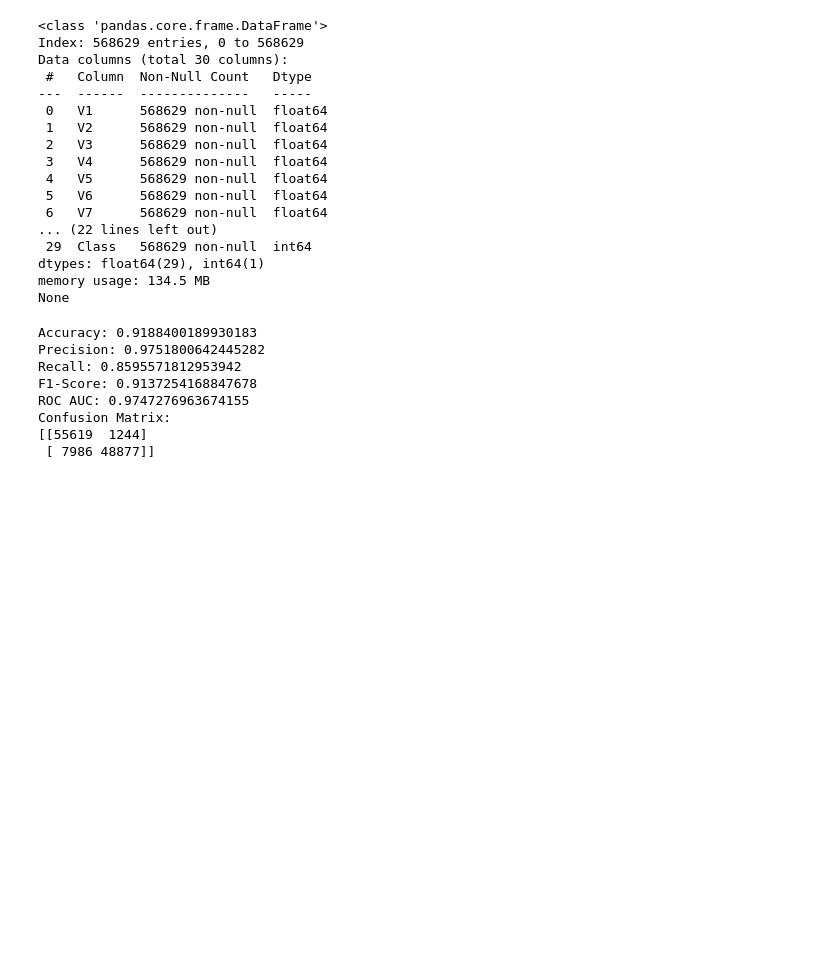
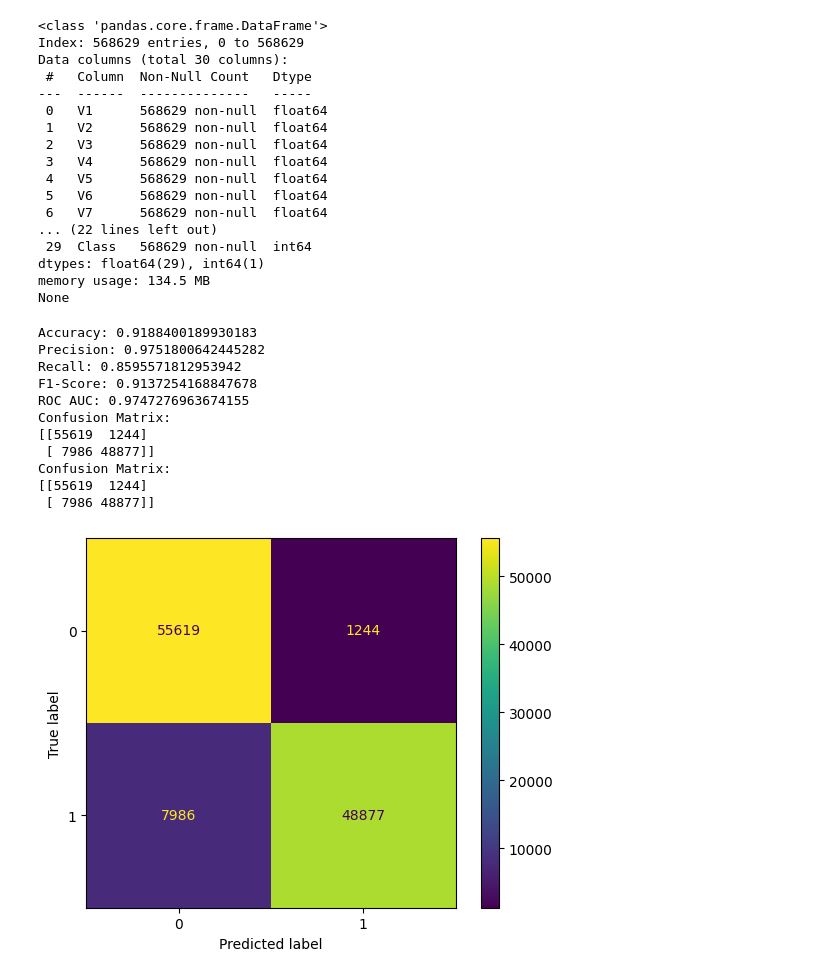
Before and after one commit to Arteaga0415/Credit-Card-Fraud-Detection, a Jupyter notebook: TallerFinal_Generative_1.ipynb, the cells around one changed output. Drawn from its saved outputs; the diff is of its cells as text; code cells hidden in the pictures; blank space fills up the shorter version.

```diff
--- a/TallerFinal_Generative_1.ipynb
+++ b/TallerFinal_Generative_1.ipynb
@@ -39,17 +45,12 @@ dtypes: float64(29), int64(1)
 memory usage: 134.5 MB
 None
 # %%
-# Importing necessary libraries for model training and evaluation
-from sklearn.naive_bayes import GaussianNB
-from sklearn.metrics import accuracy_score, precision_score, recall_score, f1_score, roc_auc_score, confusion_matrix
-import numpy as np
-
 # Split the data into features and target
-X = data.drop(columns=['Class'])
-y = data['Class']
+x_data = data.drop(columns=['Class'])
+y_data = data['Class']
 
 # Split the dataset into training and test sets
-X_train, X_test, y_train, y_test = train_test_split(X, y, test_size=0.2, random_state=42, stratify=y)
+X_train, X_test, y_train, y_test = train_test_split(x_data, y_data, test_size=0.2, random_state=42, stratify=y)
 
 # Initialize the Gaussian Naive Bayes model
 gnb = GaussianNB()
@@ -62,30 +63,39 @@ y_pred = gnb.predict(X_test)
 y_pred_proba = gnb.predict_proba(X_test)[:, 1]  # probabilities for the positive outcome is kept
 
 # Performance metrics
 accuracy = accuracy_score(y_test, y_pred)
 precision = precision_score(y_test, y_pred)
 recall = recall_score(y_test, y_pred)
 f1 = f1_score(y_test, y_pred)
 roc_auc = roc_auc_score(y_test, y_pred_proba)
 
 # Confusion matrix
 conf_matrix = confusion_matrix(y_test, y_pred)
 
 # Print the performance metrics
 print('Accuracy: {}'.format(accuracy))
 print('Precision: {}'.format(precision))
 print('Recall: {}'.format(recall))
 print('F1-Score: {}'.format(f1))
 print('ROC AUC: {}'.format(roc_auc))
 print('Confusion Matrix: \n{}'.format(conf_matrix))
+print(f"Confusion Matrix: \n{conf_matrix}")
+disp = ConfusionMatrixDisplay(conf_matrix)
+disp.plot()
+plt.show()
+
 
 # Now, you can compare these metrics with those from your logistic regression model.
 # %% [output]
 Accuracy: 0.9188400189930183
 Precision: 0.9751800642445282
 Recall: 0.8595571812953942
 F1-Score: 0.9137254168847678
 ROC AUC: 0.9747276963674155
 Confusion Matrix:
 [[55619  1244]
  [ 7986 48877]]
+Confusion Matrix:
+[[55619  1244]
+ [ 7986 48877]]
+[figure, added]
```
Also changed, not shown: parts of 2 cells of this notebook, 2 other files.
